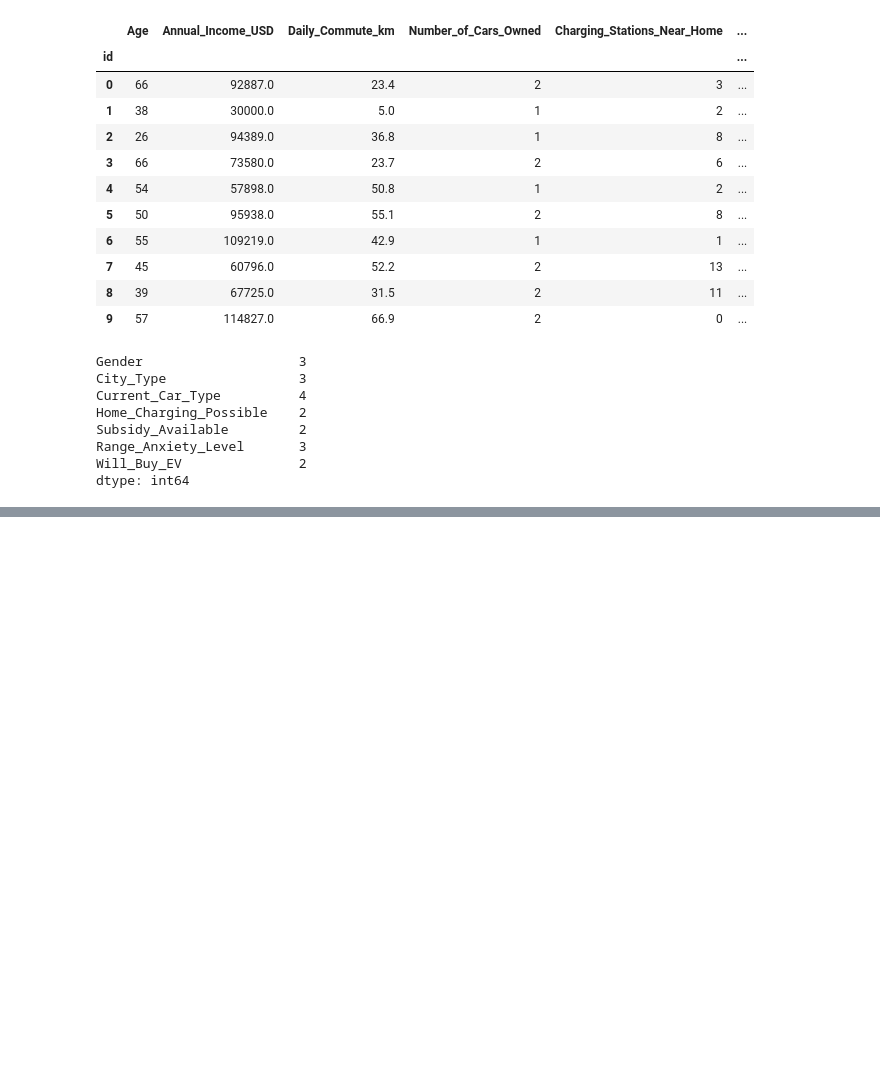
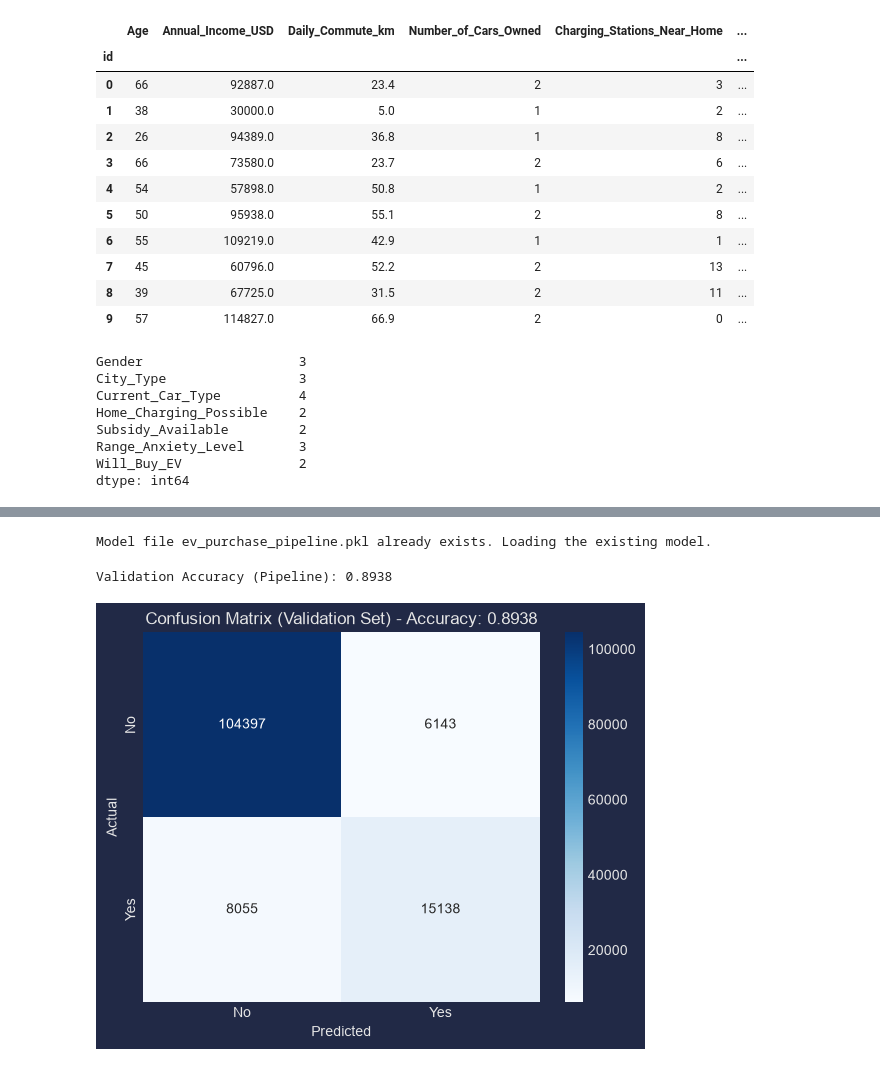
Before and after one commit to KevinShindel/MachineLearning, a Jupyter notebook: Kaggle/Challenges/Predicting Electric Vehicle Purchases.ipynb, the cells around one changed output, grey strips where cells are left out. Cells and saved outputs as stored; diff of their text form; code cells hidden in the pictures; blank space fills up the shorter version.

```diff
--- a/Kaggle/Challenges/Predicting Electric Vehicle Purchases.ipynb
+++ b/Kaggle/Challenges/Predicting Electric Vehicle Purchases.ipynb
@@ -102,0 +105,43 @@ train.head(10)
+# %%
+pipeline = Pipeline(steps=[
+    ('preprocessor', preprocessor),
+    ('classifier', RandomForestClassifier(n_estimators=100,
+                                          random_state=42,
+                                          n_jobs=-1))
+])
+# %%
+X_train, X_val, y_train, y_val = train_test_split(
+    train.drop(columns=['Will_Buy_EV']),
+    train['Will_Buy_EV'],
+    test_size=0.2,
+    random_state=42
+)
+# %%
+# save trained pipeline to disk
+import joblib
+
+model_name = 'ev_purchase_pipeline.pkl'
+
+if os.path.exists(model_name):
+    print(f'Model file {model_name} already exists. Loading the existing model.')
+    pipeline = joblib.load(model_name)
+else:
+    print(f'Model file {model_name} does not exist. Creating a new model.')
+    pipeline.fit(X_train, y_train)
+    joblib.dump(pipeline, model_name)
+    print("Pipeline saved to 'ev_purchase_pipeline.pkl'")
+# %% [output]
+Model file ev_purchase_pipeline.pkl already exists. Loading the existing model.
+# %%
+y_pred_pipeline = pipeline.predict(X_val)
+accuracy_pipeline = accuracy_score(y_val, y_pred_pipeline)
+print(f"Validation Accuracy (Pipeline): {accuracy_pipeline:.4f}")
+# %% [output]
+Validation Accuracy (Pipeline): 0.8938
+# %%
+conf_matrix = pd.crosstab(y_val, y_pred_pipeline, rownames=['Actual'], colnames=['Predicted'])
+sns.heatmap(conf_matrix, annot=True, fmt='d', cmap='Blues')
+plt.title(f'Confusion Matrix (Validation Set) - Accuracy: {accuracy_pipeline:.4f}')
+plt.show()
+# %% [output]
+[figure, added]
```
Also changed, not shown: parts of 22 cells of this notebook, 1 other file.
